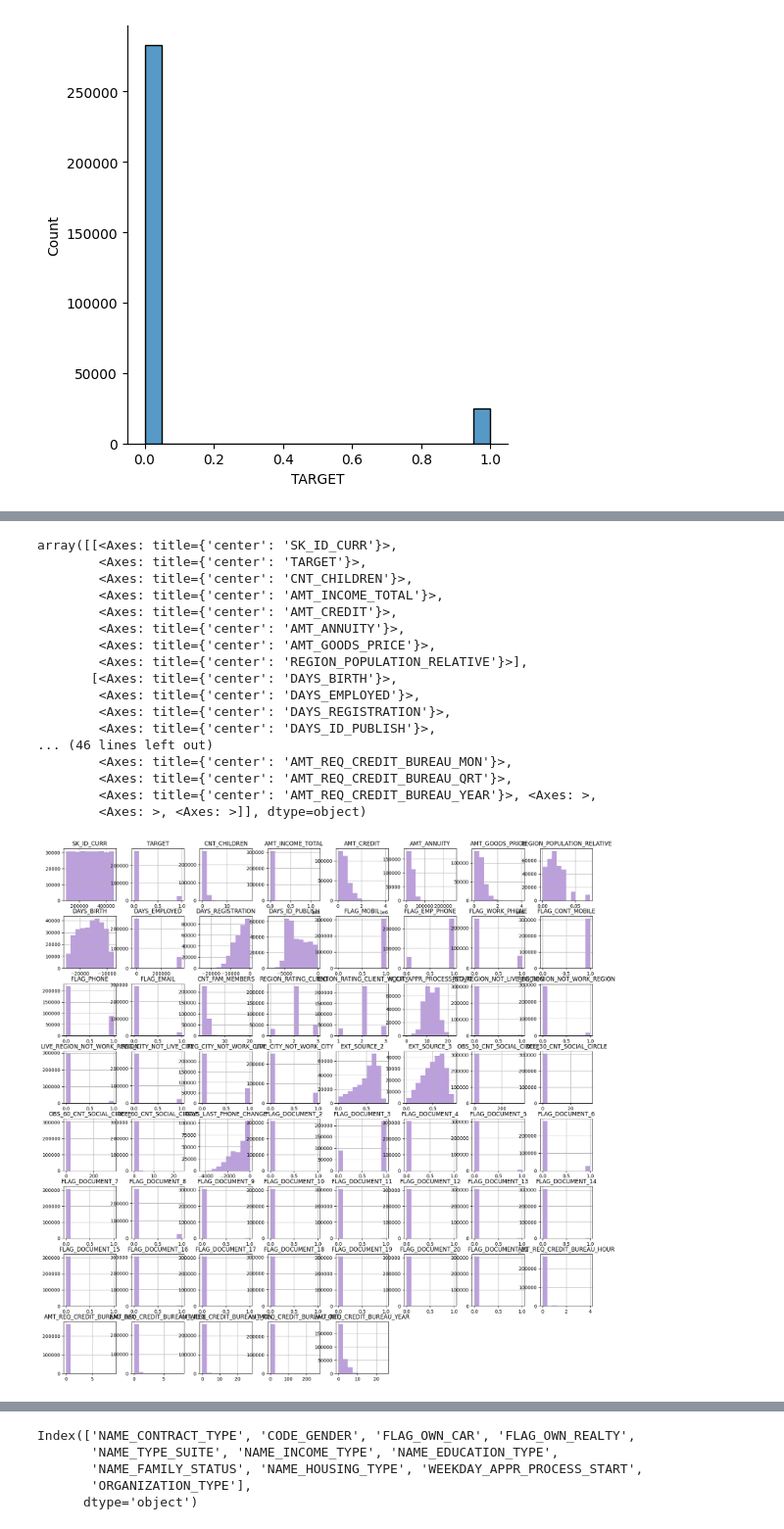
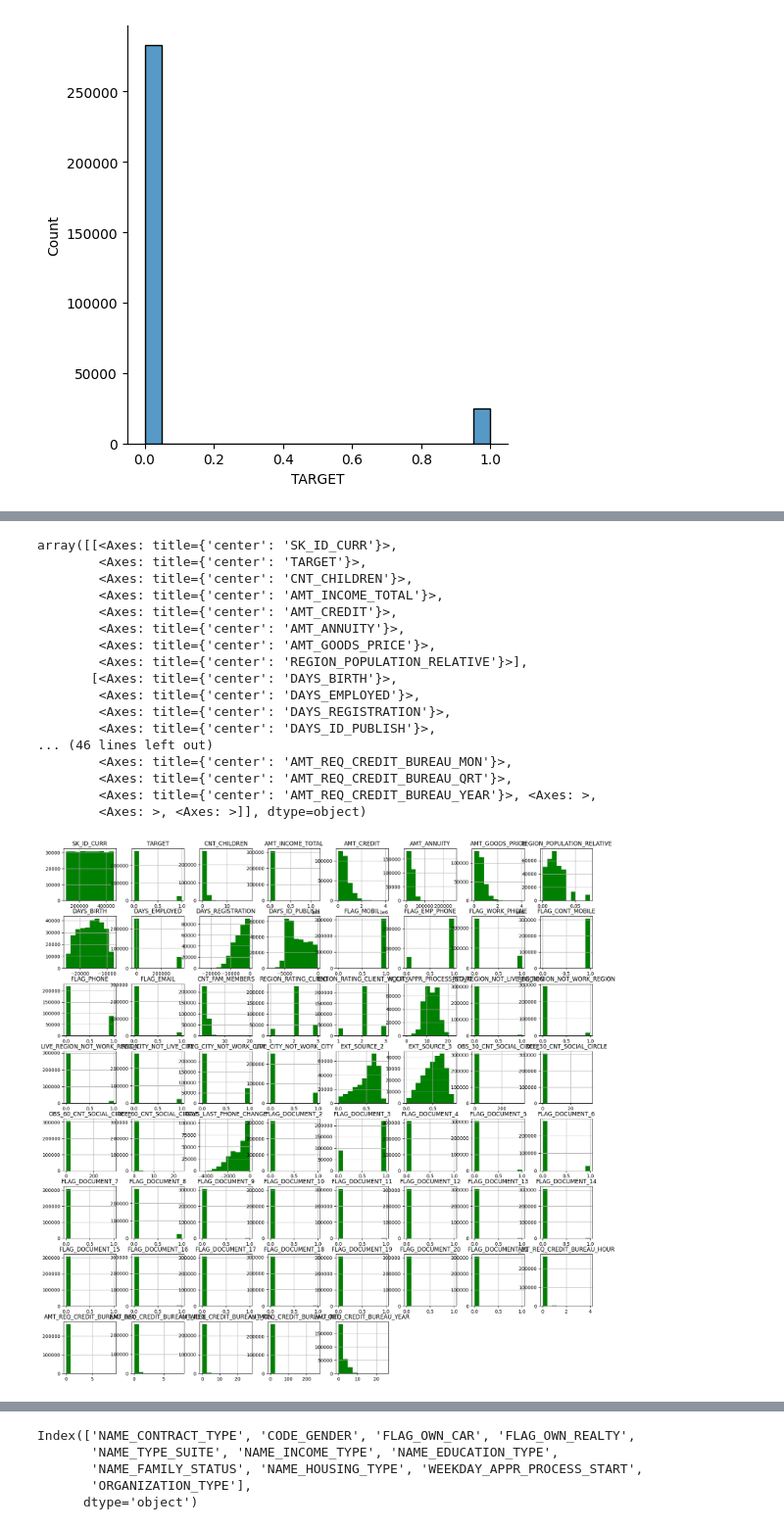
Before and after one commit to Clanar/ml_lab2, a Jupyter notebook: lab2.ipynb, the cells around one changed output, grey strips where cells are left out. Shown at 98% size. Cells and saved outputs as stored; diff of their text form; code cells hidden in the pictures.

```diff
--- a/lab2.ipynb
+++ b/lab2.ipynb
@@ -278,25 +278,25 @@ plt.show()
 # %%
 #виводимо розподіли числових ознак (dataTrain)
-dataTrain[numericalFeatures].hist(figsize=(20,20), color="C1")
+dataTrain[numericalFeatures].hist(figsize=(20,20), color="green")
 # %% [output]
 array([[<Axes: title={'center': 'SK_ID_CURR'}>,
         <Axes: title={'center': 'TARGET'}>,
         <Axes: title={'center': 'CNT_CHILDREN'}>,
         <Axes: title={'center': 'AMT_INCOME_TOTAL'}>,
         <Axes: title={'center': 'AMT_CREDIT'}>,
         <Axes: title={'center': 'AMT_ANNUITY'}>,
         <Axes: title={'center': 'AMT_GOODS_PRICE'}>,
         <Axes: title={'center': 'REGION_POPULATION_RELATIVE'}>],
        [<Axes: title={'center': 'DAYS_BIRTH'}>,
         <Axes: title={'center': 'DAYS_EMPLOYED'}>,
         <Axes: title={'center': 'DAYS_REGISTRATION'}>,
         <Axes: title={'center': 'DAYS_ID_PUBLISH'}>,
 ... (46 lines left out)
         <Axes: title={'center': 'AMT_REQ_CREDIT_BUREAU_MON'}>,
         <Axes: title={'center': 'AMT_REQ_CREDIT_BUREAU_QRT'}>,
         <Axes: title={'center': 'AMT_REQ_CREDIT_BUREAU_YEAR'}>, <Axes: >,
         <Axes: >, <Axes: >]], dtype=object)
-[figure, old version]
+[figure, new version]
 # %%
 #переглядаємо викиди в числових ознаках
 fig, axes = plt.subplots(nrows=len(numericalFeatures), ncols=1)
```
Also changed, not shown: parts of 4 cells of this notebook, 1 other file.
